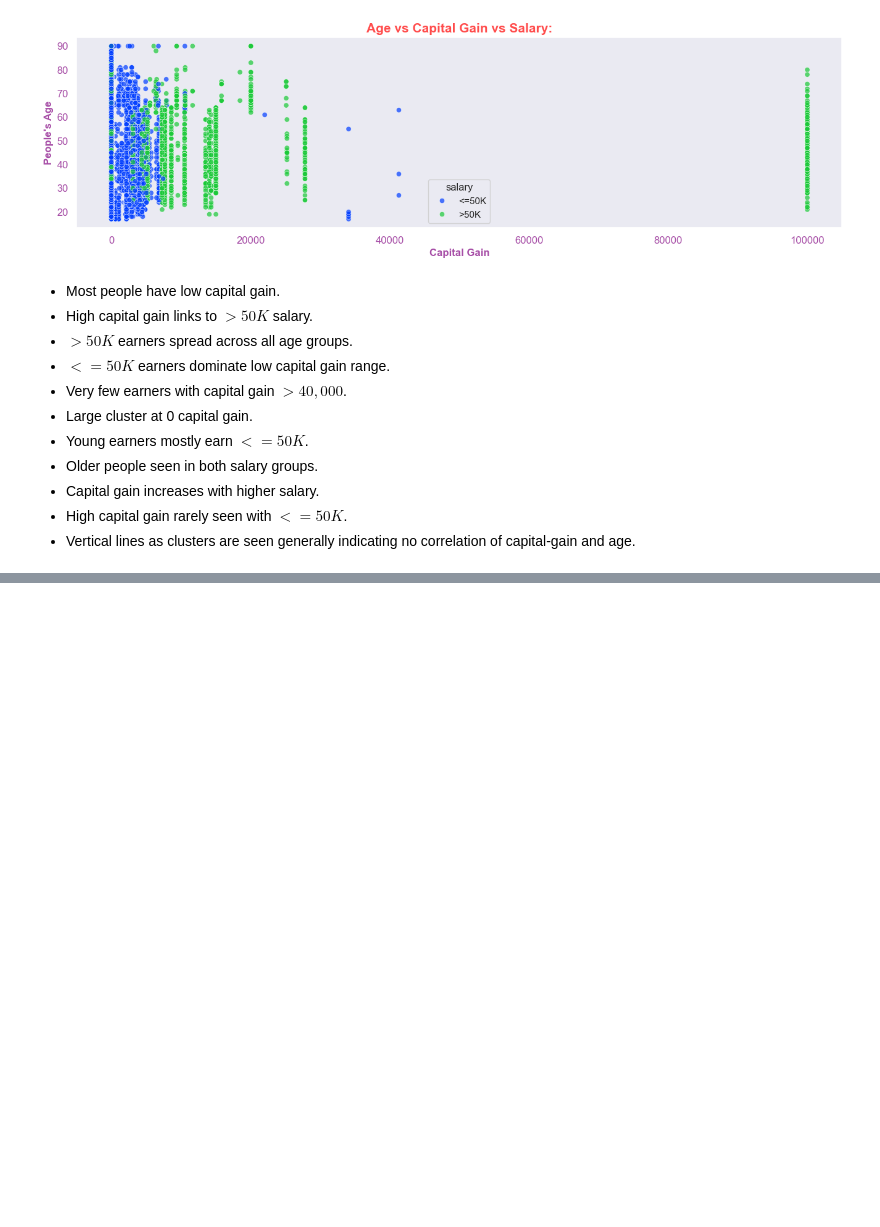
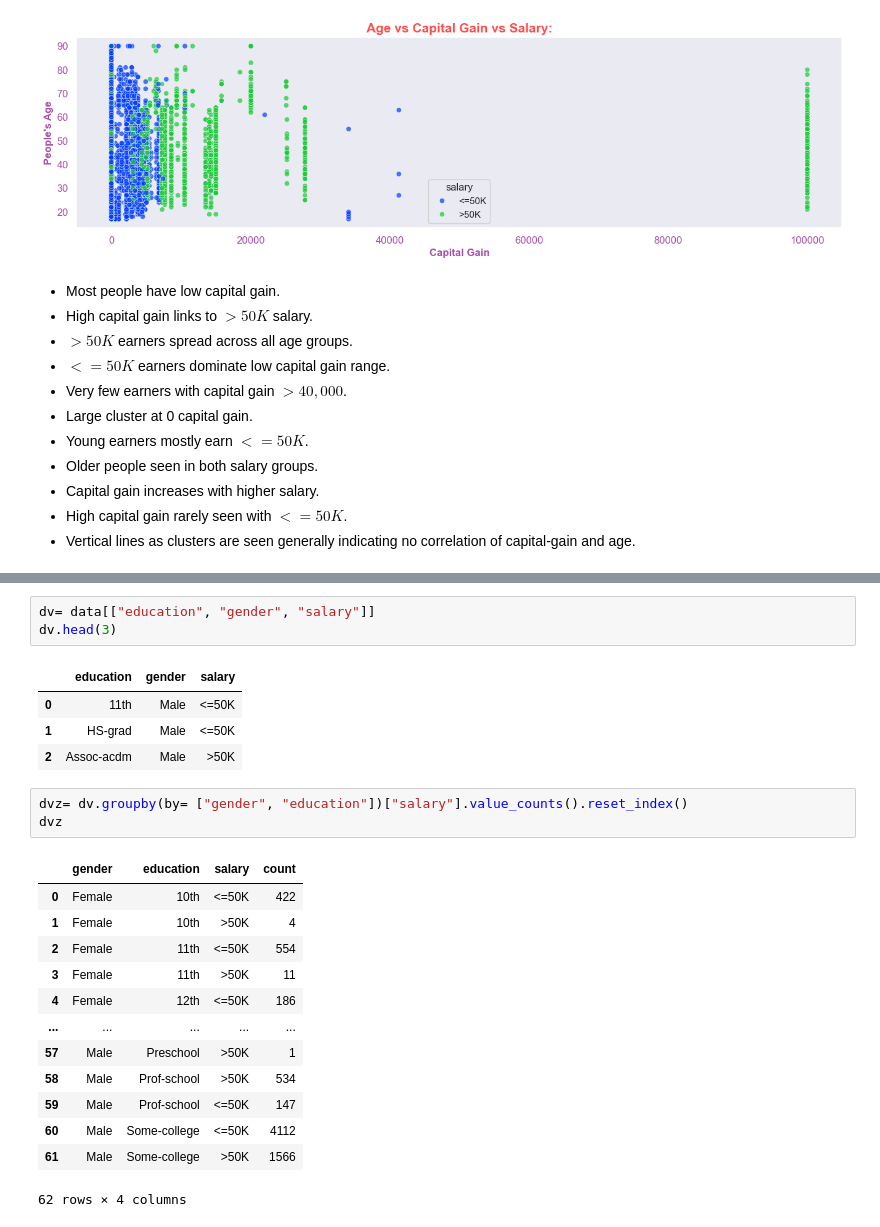
Before and after one commit to rajesh-coventry/Projects, a Jupyter notebook: 02_Data_Visuallization/04_Adults_Income_Analysis/Analysis-7_Multivariate_and_Bivariate_Analysis.ipynb, the cells around one changed output, grey strips where cells are left out. Saved outputs shown, nothing was run; the diff lists cells and outputs as text; blank space fills up the shorter version.

```diff
--- a/02_Data_Visuallization/04_Adults_Income_Analysis/Analysis-7_Multivariate_and_Bivariate_Analysis.ipynb
+++ b/02_Data_Visuallization/04_Adults_Income_Analysis/Analysis-7_Multivariate_and_Bivariate_Analysis.ipynb
@@ -406,0 +423,25 @@ plt.show()
+# %%
+dv= data[["education", "gender", "salary"]]
+dv.head(3)
+# %% [output]
+|  | education | gender | salary |
+| 0 | 11th | Male | <=50K |
+| 1 | HS-grad | Male | <=50K |
+| 2 | Assoc-acdm | Male | >50K |
+# %%
+dvz= dv.groupby(by= ["gender", "education"])["salary"].value_counts().reset_index()
+dvz
+# %% [output]
+|  | gender | education | salary | count |
+| 0 | Female | 10th | <=50K | 422 |
+| 1 | Female | 10th | >50K | 4 |
+| 2 | Female | 11th | <=50K | 554 |
+| 3 | Female | 11th | >50K | 11 |
+| 4 | Female | 12th | <=50K | 186 |
+| ... | ... | ... | ... | ... |
+| 57 | Male | Preschool | >50K | 1 |
+| 58 | Male | Prof-school | >50K | 534 |
+| 59 | Male | Prof-school | <=50K | 147 |
+| 60 | Male | Some-college | <=50K | 4112 |
+| 61 | Male | Some-college | >50K | 1566 |
+62 rows × 4 columns
```
Also changed, not shown: parts of 4 cells of this notebook.
